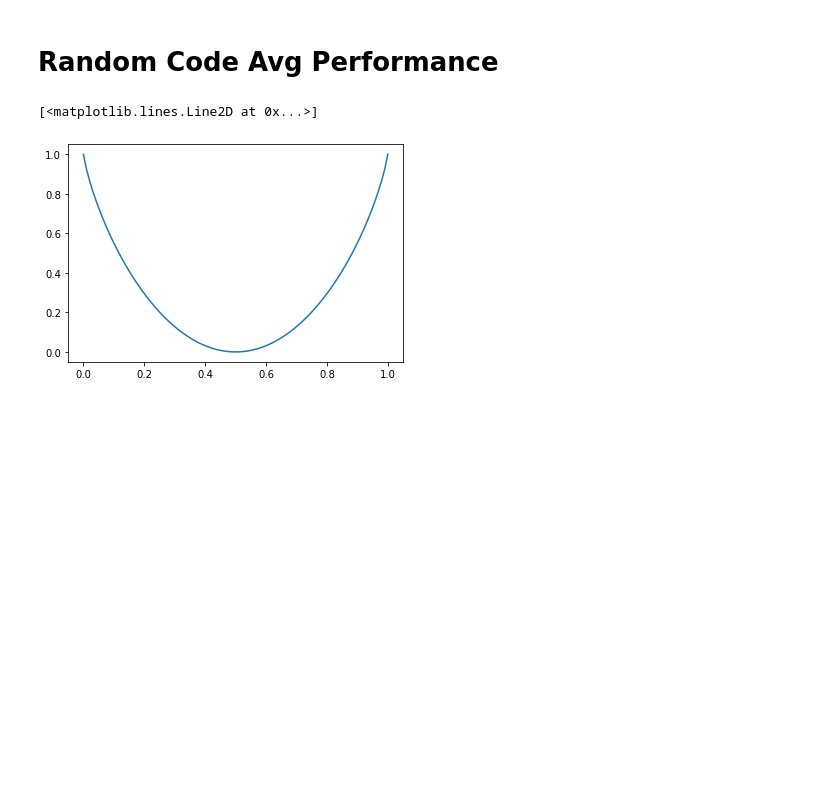
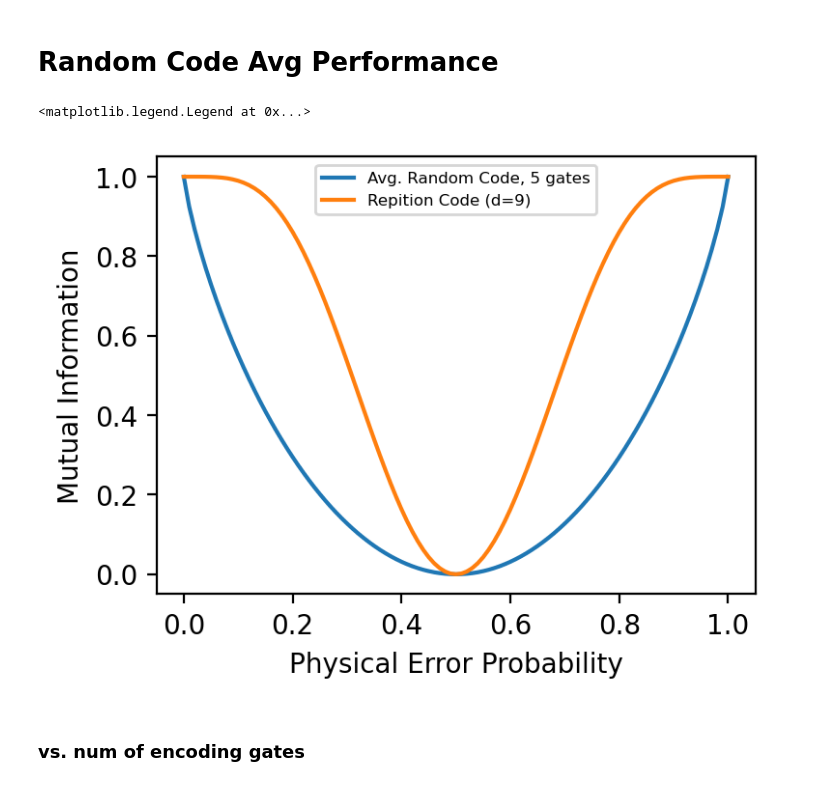
Before and after one commit to snow-apple/random-qec, a Jupyter notebook: mutual_information.ipynb, the cells around one changed output. Saved outputs shown, nothing was run; the diff lists cells and outputs as text; code cells hidden in the pictures; blank space fills up the shorter version.

Commit message:
done with analysis on random codes mutual info

```diff
--- a/mutual_information.ipynb
+++ b/mutual_information.ipynb
@@ -58,7 +58,8 @@ num_gates = 5
 num_random_codes = 100
 
 # Calculate Rep Code
-codes[f"Repition Code (d={d})"] = {"gates":repetition_code_gates(d), "n": d}
+rep_label = f"Repition Code (d={d})"
+codes[rep_label] = {"gates":repetition_code_gates(d), "n": d}
 
 # Calculate random codes
 for j in range(num_random_codes):
@@ -68,13 +69,23 @@ run_code_analysis_mutual(codes, static=True)
 # %%
 physical_error_probs = codes[(d,num_gates,0)]["physical_error_probs"]
 avg_mutual_info = np.zeros_like(codes[(d,num_gates,0)]["physical_error_probs"])
+rep_mutual_info = codes[rep_label]["Mutual Information"]
 
 for j in range(num_random_codes):
     avg_mutual_info += codes[(d,num_gates,j)]["Mutual Information"]
 
 avg_mutual_info = avg_mutual_info/num_random_codes
 
-plt.plot(physical_error_probs, avg_mutual_info)
+
+fig, axs = plt.subplots(1,1, figsize=(4,3), dpi=200, squeeze=False)
+ax = axs[0][0]
+ax.plot(physical_error_probs, avg_mutual_info, label=f"Avg. Random Code, {num_gates} gates")
+ax.plot(physical_error_probs, rep_mutual_info, label=rep_label)
+ax.set_xlabel("Physical Error Probability")
+ax.set_ylabel("Mutual Information")
+ax.legend(fontsize=6)
 # %% [output]
-[<matplotlib.lines.Line2D at 0x...>]
+<matplotlib.legend.Legend at 0x...>
-[figure, old version]
+[figure, new version]
+# %% [markdown]
+### vs. num of encoding gates
```
Also changed, not shown: parts of 5 cells of this notebook, 1 other file.
